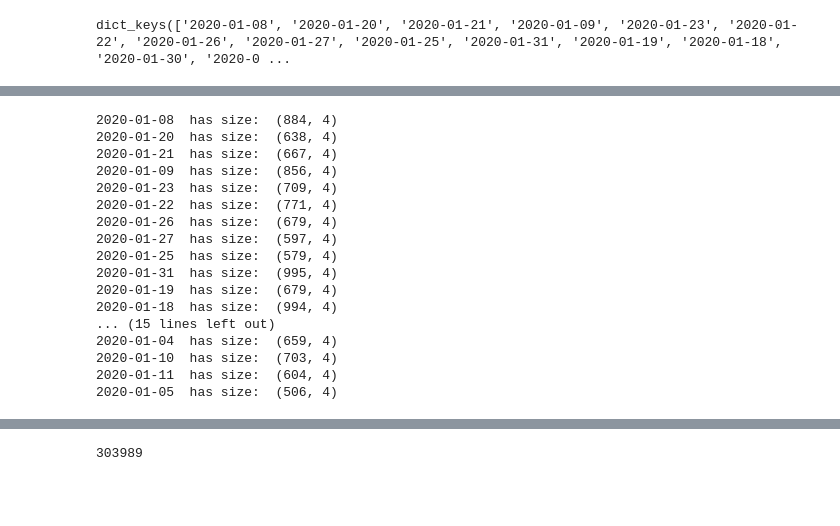
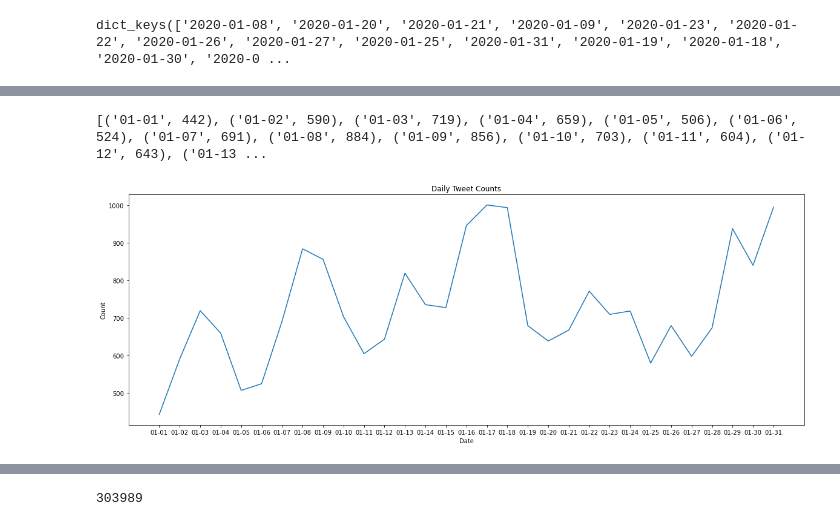
Before and after one commit to macs30200-s23/replication-materials-yuzhouw313, a Jupyter notebook: twitter_analysis.ipynb, the cells around one changed output, grey strips where cells are left out. Saved outputs shown, nothing was run; the diff lists cells and outputs as text; code cells hidden in the pictures; blank space fills up the shorter version.

Commit message:
complete tweet count EDA

```diff
--- a/twitter_analysis.ipynb
+++ b/twitter_analysis.ipynb
@@ -80,21 +84,15 @@ dfs_12 = create_df(files_12, folder_12_path)
-# %%
-for key, values in dfs_1.items():
-    print(key, " has size: ", values.shape)
-# %% [output]
-2020-01-08  has size:  (884, 4)
-2020-01-20  has size:  (638, 4)
-2020-01-21  has size:  (667, 4)
-2020-01-09  has size:  (856, 4)
-2020-01-23  has size:  (709, 4)
-2020-01-22  has size:  (771, 4)
-2020-01-26  has size:  (679, 4)
-2020-01-27  has size:  (597, 4)
-2020-01-25  has size:  (579, 4)
-2020-01-31  has size:  (995, 4)
-2020-01-19  has size:  (679, 4)
-2020-01-18  has size:  (994, 4)
-... (15 lines left out)
-2020-01-04  has size:  (659, 4)
-2020-01-10  has size:  (703, 4)
-2020-01-11  has size:  (604, 4)
-2020-01-05  has size:  (506, 4)
+# %%
+def day_count(dfs):
+    monthly_count = []
+    for key, values in dfs.items():
+        date = pd.to_datetime(key).strftime('%m-%d')
+        count = values.shape[0]
+        monthly_count.append((date, count))
+    sorted_monthly_count = sorted(monthly_count, key=lambda x: x[0])
+
+    return sorted_monthly_count
+# %%
+jan_count = day_count(dfs_1)
+print(jan_count)
+# %% [output]
+[('01-01', 442), ('01-02', 590), ('01-03', 719), ('01-04', 659), ('01-05', 506), ('01-06', 524), ('01-07', 691), ('01-08', 884), ('01-09', 856), ('01-10', 703), ('01-11', 604), ('01-12', 643), ('01-13 ...
@@ -100,0 +113,14 @@ for key, values in dfs_1.items():
+# %%
+def plot_daily(month_count):
+    plt.figure(figsize=(20, 7))
+    days = [t[0] for t in month_count]
+    counts = [t[1] for t in month_count]
+    plt.plot(days, counts)
+    plt.title('Daily Tweet Counts')
+    plt.xlabel("Date")
+    plt.ylabel("Count")
+    plt.show()
+# %%
+plot_daily(jan_count) # Jan tweet counts
+# %% [output]
+[figure, added]
```
Also changed, not shown: parts of 16 cells of this notebook.
